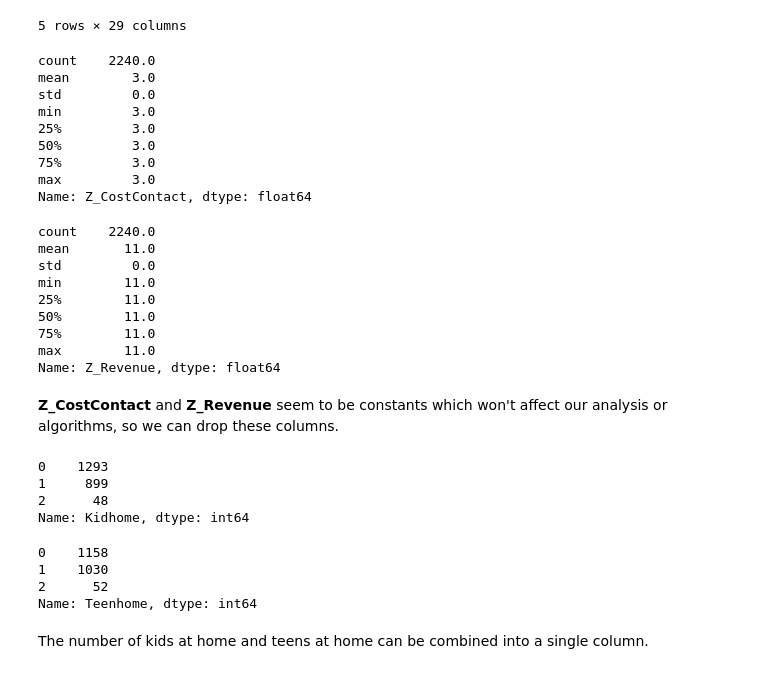
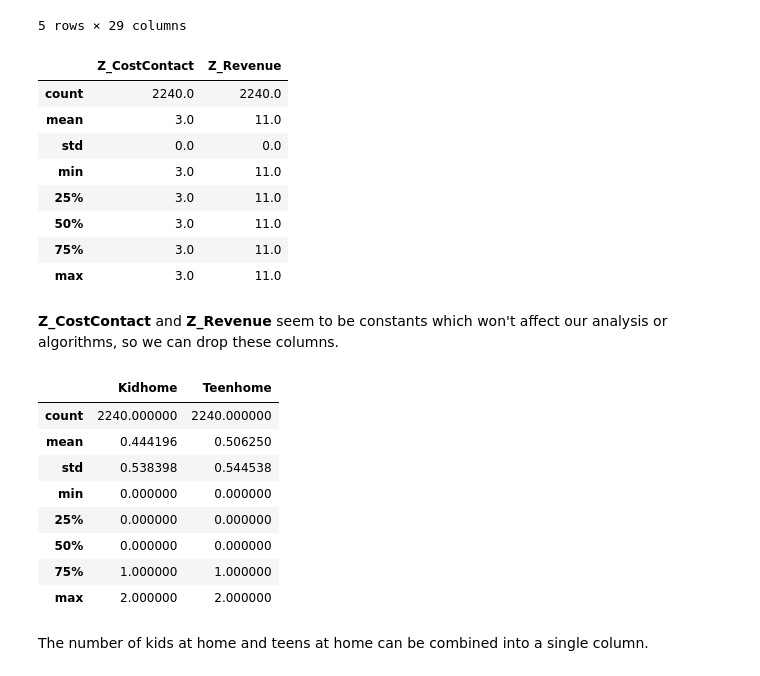
Before and after one commit to saranshkr/customer-profile-analysis, a Jupyter notebook: marketing-campaign-eda.ipynb, the cells around one changed output. Cells and saved outputs as stored; diff of their text form; code cells hidden in the pictures.

```diff
--- a/marketing-campaign-eda.ipynb
+++ b/marketing-campaign-eda.ipynb
@@ -40,47 +40,33 @@ df.head()
 | 4 | 5324 | 1981 | PhD | Married | 58293.0 | 1 | 0 | 2014-01-19 | 94 | ... |
 5 rows × 29 columns
 # %%
-df.Z_CostContact.describe()
+df[['Z_CostContact', 'Z_Revenue']].describe()
 # %% [output]
-count    2240.0
-mean        3.0
-std         0.0
-min         3.0
-25%         3.0
-50%         3.0
-75%         3.0
-max         3.0
-Name: Z_CostContact, dtype: float64
+|  | Z_CostContact | Z_Revenue |
+| count | 2240.0 | 2240.0 |
+| mean | 3.0 | 11.0 |
+| std | 0.0 | 0.0 |
+| min | 3.0 | 11.0 |
+| 25% | 3.0 | 11.0 |
+| 50% | 3.0 | 11.0 |
+| 75% | 3.0 | 11.0 |
+| max | 3.0 | 11.0 |
-# %%
-df.Z_Revenue.describe()
-# %% [output]
-count    2240.0
-mean       11.0
-std         0.0
-min        11.0
-25%        11.0
-50%        11.0
-75%        11.0
-max        11.0
-Name: Z_Revenue, dtype: float64
 # %% [markdown]
 **Z_CostContact** and **Z_Revenue** seem to be constants which won't affect our analysis or algorithms, so we can drop these columns.
 # %%
 df = df.drop(['Z_Revenue', 'Z_CostContact'], axis=1)
 # %%
-df['Kidhome'].value_counts()
+df[['Kidhome', 'Teenhome']].describe()
 # %% [output]
-0    1293
-1     899
-2      48
-Name: Kidhome, dtype: int64
+|  | Kidhome | Teenhome |
+| count | 2240.000000 | 2240.000000 |
+| mean | 0.444196 | 0.506250 |
+| std | 0.538398 | 0.544538 |
+| min | 0.000000 | 0.000000 |
+| 25% | 0.000000 | 0.000000 |
+| 50% | 0.000000 | 0.000000 |
+| 75% | 1.000000 | 1.000000 |
+| max | 2.000000 | 2.000000 |
-# %%
-df['Teenhome'].value_counts()
-# %% [output]
-0    1158
-1    1030
-2      52
-Name: Teenhome, dtype: int64
 # %% [markdown]
 The number of kids at home and teens at home can be combined into a single column.
 # %%
```
Also changed, not shown: parts of 29 cells of this notebook.
